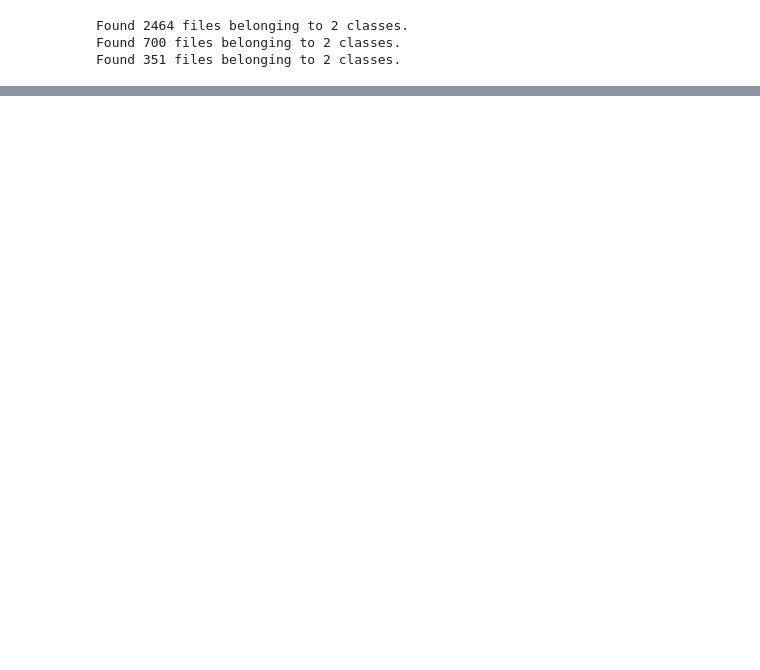
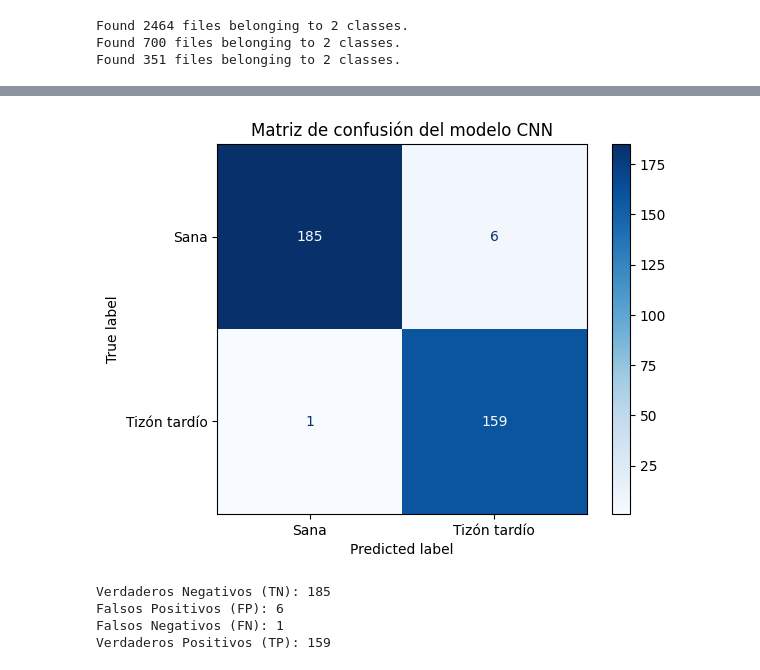
Before and after one commit to Jeiderbeltran/IA_Tizon_Tardio_Hojas_Tomate_, a Jupyter notebook: IA_Tizon_Tardio_Hojas_Tomate.ipynb, the cells around one changed output, grey strips where cells are left out. Cells and saved outputs as stored; diff of their text form; code cells hidden in the pictures; blank space fills up the shorter version.

```diff
--- a/IA_Tizon_Tardio_Hojas_Tomate.ipynb
+++ b/IA_Tizon_Tardio_Hojas_Tomate.ipynb
@@ -334,0 +374,23 @@ Pérdida final: 0.6277
+# %%
+import numpy as np
+from sklearn.metrics import confusion_matrix, ConfusionMatrixDisplay
+
+# Obtener predicciones
+y_true = np.concatenate([y for x, y in test_ds_pre], axis=0)
+y_pred = np.argmax(modelo.predict(test_ds_pre), axis=1)
+
+# Calcular matriz de confusión
+cm = confusion_matrix(y_true, y_pred)
+disp = ConfusionMatrixDisplay(confusion_matrix=cm, display_labels=['Sana', 'Tizón tardío'])
+disp.plot(cmap='Blues')
+plt.title('Matriz de confusión del modelo CNN')
+plt.show()
+
+# Extraer los valores individuales
+TN, FP, FN, TP = cm.ravel()
+
+print(f"Verdaderos Negativos (TN): {TN}")
+print(f"Falsos Positivos (FP): {FP}")
+print(f"Falsos Negativos (FN): {FN}")
+print(f"Verdaderos Positivos (TP): {TP}")
+# %% [output]
@@ -334,0 +398,5 @@ Pérdida final: 0.6277
+[figure, added]
+Verdaderos Negativos (TN): 185
+Falsos Positivos (FP): 6
+Falsos Negativos (FN): 1
+Verdaderos Positivos (TP): 159
```
Also changed, not shown: parts of 13 cells of this notebook.
